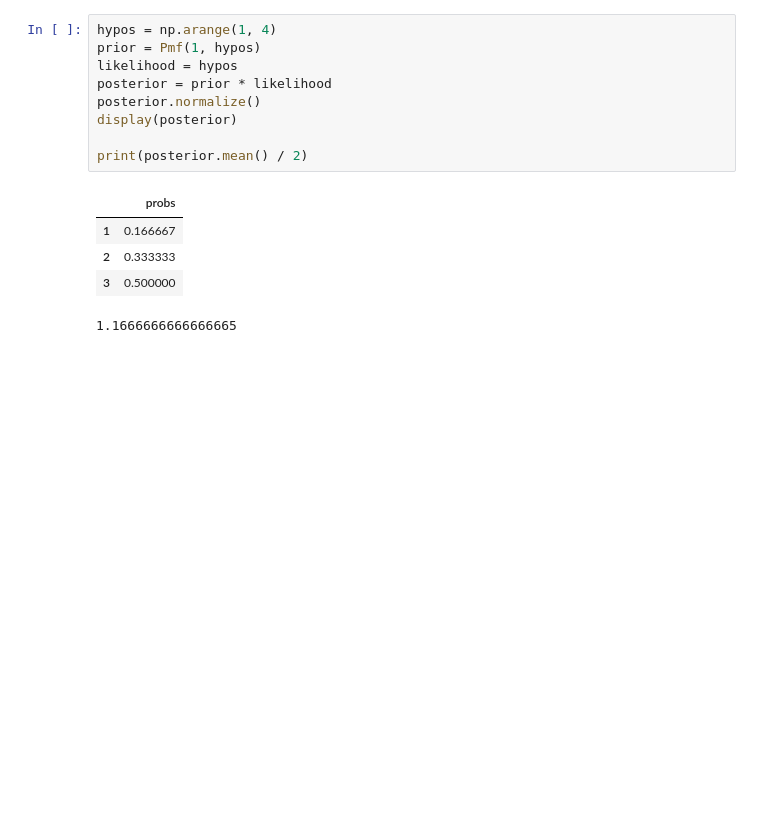
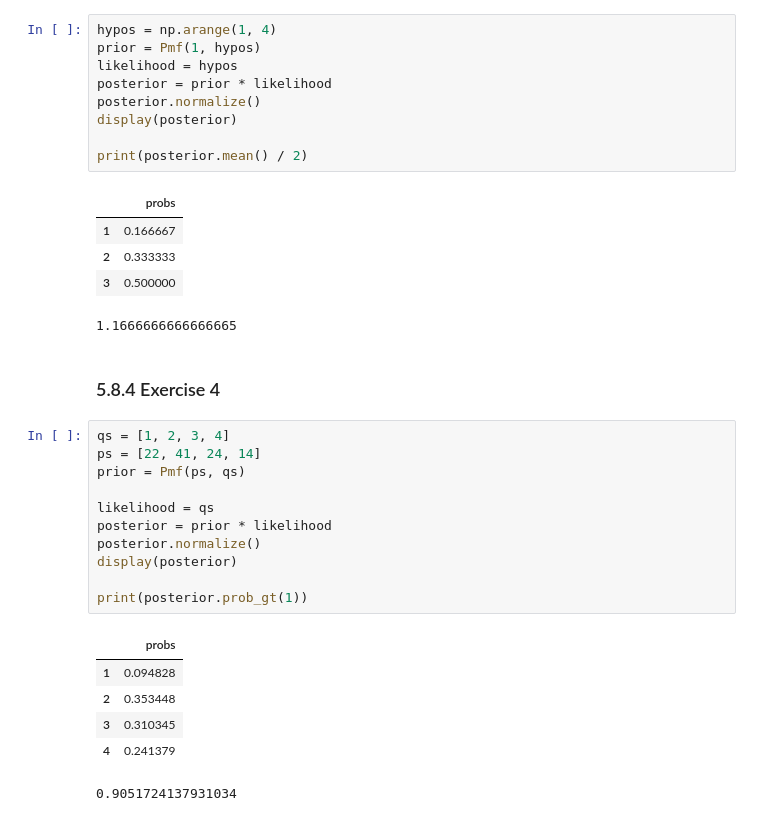
Before and after one commit to Xupeiyi/think-bayes, a Jupyter notebook: chapter5.ipynb, the cells around one changed output. Drawn from its saved outputs; the diff is of its cells as text; blank space fills up the shorter version.

Commit message:
finished exercise 5.8.4

```diff
--- a/chapter5.ipynb
+++ b/chapter5.ipynb
@@ -58,3 +58,23 @@ print(posterior.mean() / 2)
 | 2 | 0.333333 |
 | 3 | 0.500000 |
 1.1666666666666665
+# %% [markdown]
+### 5.8.4 Exercise 4
+# %%
+qs = [1, 2, 3, 4]
+ps = [22, 41, 24, 14]
+prior = Pmf(ps, qs)
+
+likelihood = qs
+posterior = prior * likelihood
+posterior.normalize()
+display(posterior)
+
+print(posterior.prob_gt(1))
+# %% [output]
+|  | probs |
+| 1 | 0.094828 |
+| 2 | 0.353448 |
+| 3 | 0.310345 |
+| 4 | 0.241379 |
+0.9051724137931034
```
